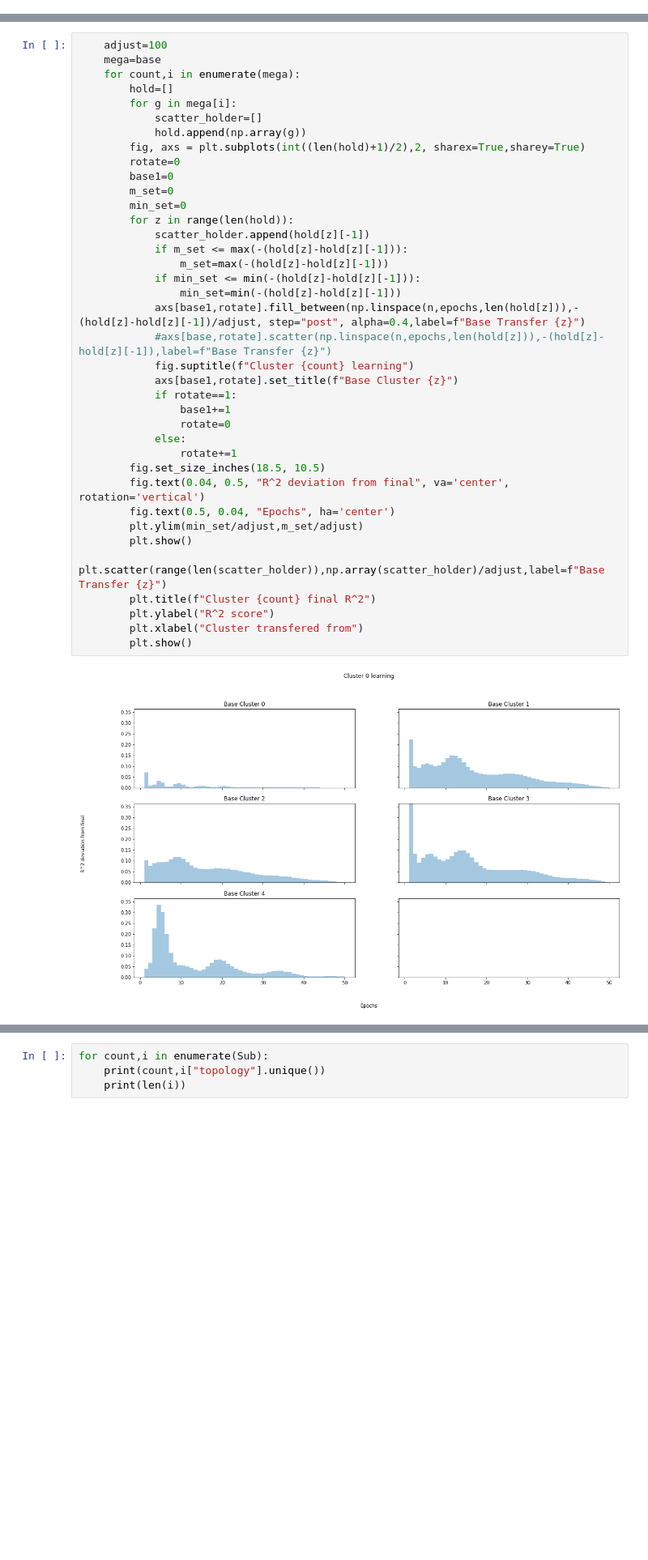
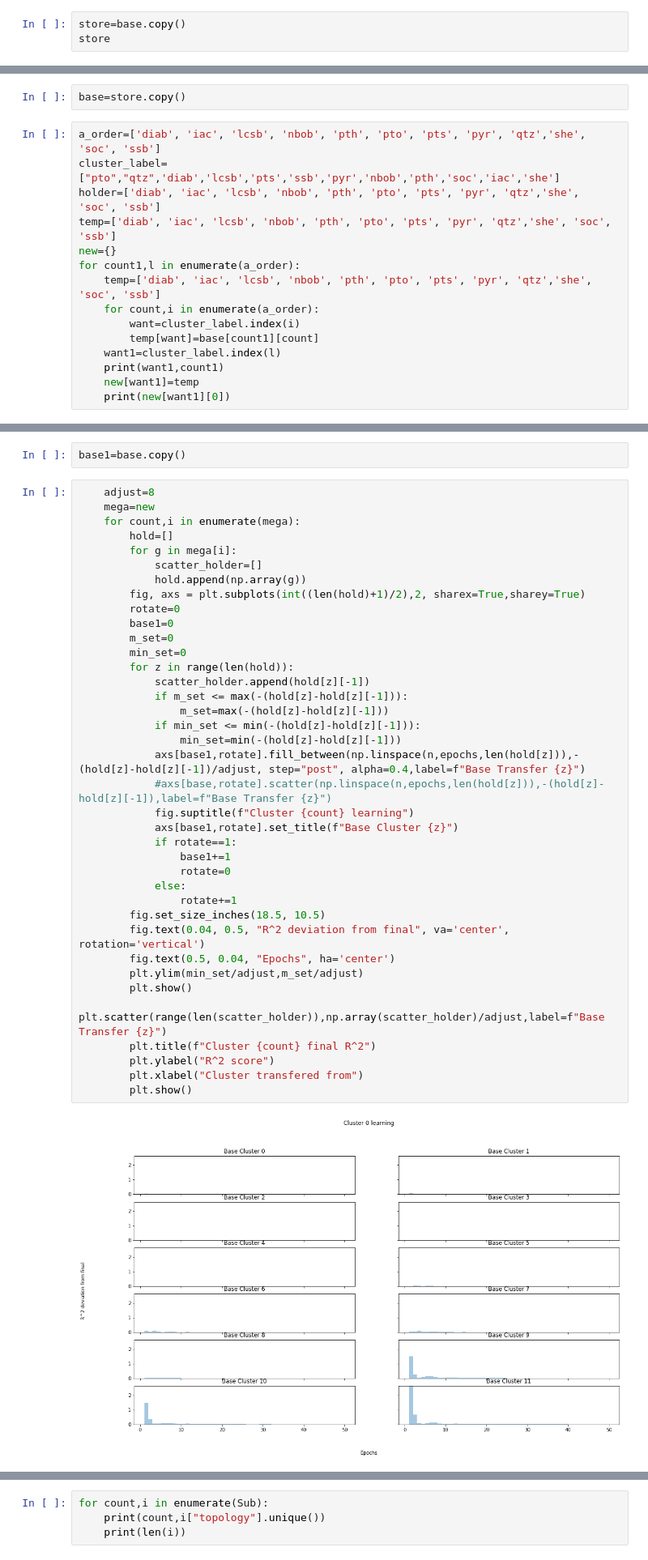
Before and after one commit to Gregory-Cooper/TL_MOF, a Jupyter notebook: Done_subcluster_ex2.ipynb, the cells around one changed output, grey strips where cells are left out. Shown at 81% size. Drawn from its saved outputs; the diff is of its cells as text; blank space fills up the shorter version.

```diff
--- a/Done_subcluster_ex2.ipynb
+++ b/Done_subcluster_ex2.ipynb
@@ -661,3 +687,6 @@ for i in meta[1:]:
     for g in i:
         for count,z in enumerate(i[g]):
             base[g][count]=np.array(base[g][count])+np.array(z)
+# %%
+store=base.copy()
+store
@@ -667,3 +714,20 @@ anaylsis(base)
 # %% [output]
 NameError: name 'n' is not defined
 [figure]
+# %%
+base=store.copy()
+# %%
+a_order=['diab', 'iac', 'lcsb', 'nbob', 'pth', 'pto', 'pts', 'pyr', 'qtz','she', 'soc', 'ssb']
+cluster_label=["pto","qtz",'diab','lcsb','pts','ssb','pyr','nbob','pth','soc','iac','she']
+holder=['diab', 'iac', 'lcsb', 'nbob', 'pth', 'pto', 'pts', 'pyr', 'qtz','she', 'soc', 'ssb']
+temp=['diab', 'iac', 'lcsb', 'nbob', 'pth', 'pto', 'pts', 'pyr', 'qtz','she', 'soc', 'ssb']
+new={}
+for count1,l in enumerate(a_order):
+    temp=['diab', 'iac', 'lcsb', 'nbob', 'pth', 'pto', 'pts', 'pyr', 'qtz','she', 'soc', 'ssb']
+    for count,i in enumerate(a_order):
+        want=cluster_label.index(i)
+        temp[want]=base[count1][count]
+    want1=cluster_label.index(l)
+    print(want1,count1)
+    new[want1]=temp
+    print(new[want1][0])
@@ -670,6 +810,8 @@ NameError: name 'n' is not defined
+# %%
+base1=base.copy()
 # %%
-    adjust=100
-    mega=base
+    adjust=8
+    mega=new
     for count,i in enumerate(mega):
         hold=[]
         for g in mega[i]:
@@ -679,31 +821,31 @@ NameError: name 'n' is not defined
         rotate=0
         base1=0
         m_set=0
         min_set=0
         for z in range(len(hold)):
             scatter_holder.append(hold[z][-1])
             if m_set <= max(-(hold[z]-hold[z][-1])):
                 m_set=max(-(hold[z]-hold[z][-1]))
             if min_set <= min(-(hold[z]-hold[z][-1])):
                 min_set=min(-(hold[z]-hold[z][-1]))
             axs[base1,rotate].fill_between(np.linspace(n,epochs,len(hold[z])),-(hold[z]-hold[z][-1])/adjust, step="post", alpha=0.4,label=f"Base Transfer {z}")
             #axs[base,rotate].scatter(np.linspace(n,epochs,len(hold[z])),-(hold[z]-hold[z][-1]),label=f"Base Transfer {z}")
             fig.suptitle(f"Cluster {count} learning")
             axs[base1,rotate].set_title(f"Base Cluster {z}")
             if rotate==1:
                 base1+=1
                 rotate=0
             else:
                 rotate+=1
         fig.set_size_inches(18.5, 10.5)
         fig.text(0.04, 0.5, "R^2 deviation from final", va='center', rotation='vertical')
         fig.text(0.5, 0.04, "Epochs", ha='center')
         plt.ylim(min_set/adjust,m_set/adjust)
         plt.show()
         plt.scatter(range(len(scatter_holder)),np.array(scatter_holder)/adjust,label=f"Base Transfer {z}")
         plt.title(f"Cluster {count} final R^2")
         plt.ylabel("R^2 score")
         plt.xlabel("Cluster transfered from")
         plt.show()
 # %% [output]
-[figure, old version]
+[figure, new version]
```
Also changed, not shown: parts of 13 cells of this notebook, 2 other files.
